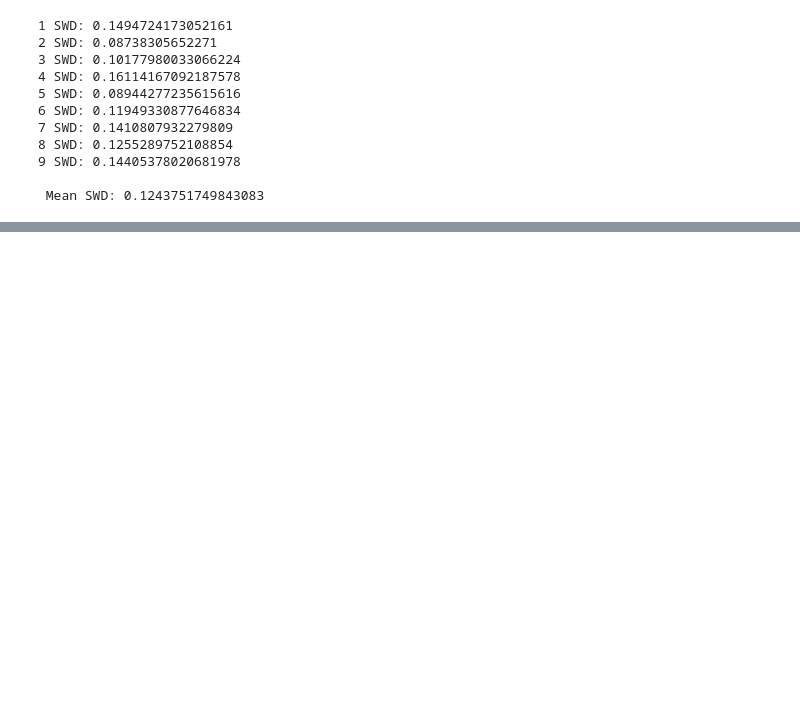
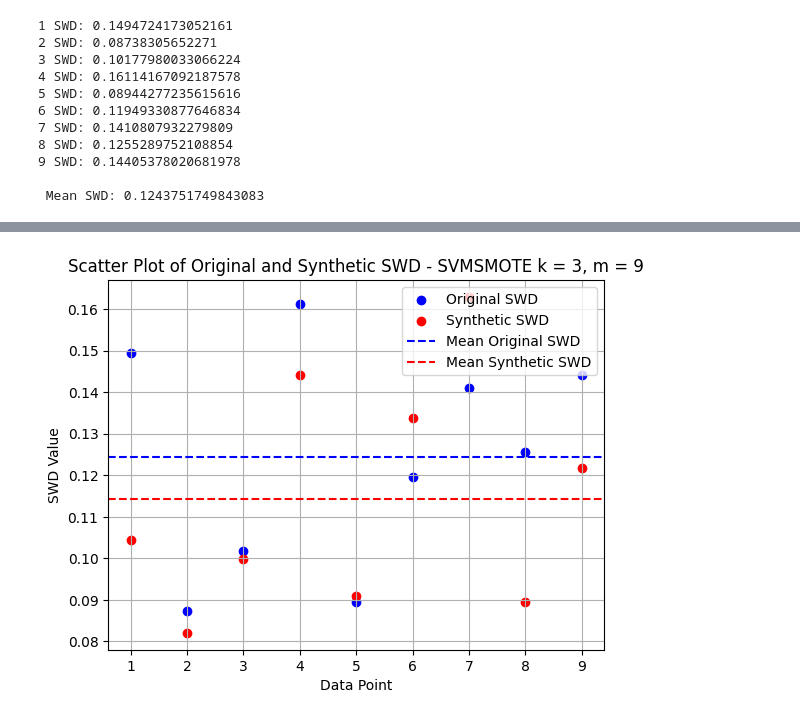
Before and after one commit to FrancoisLbrn/genhack3_crazy_farmers, a Jupyter notebook: ludo.ipynb, the cells around one changed output, grey strips where cells are left out. Saved outputs shown, nothing was run; the diff lists cells and outputs as text; code cells hidden in the pictures; blank space fills up the shorter version.

```diff
--- a/ludo.ipynb
+++ b/ludo.ipynb
@@ -540,0 +518,33 @@ plt.show()
+# %%
+import matplotlib.pyplot as plt
+
+# Original data
+original_SWD = [0.1494724173052161, 0.08738305652271, 0.10177980033066224,
+                0.16114167092187578, 0.08944277235615616, 0.11949330877646834,
+                0.1410807932279809, 0.1255289752108854, 0.14405378020681978]
+
+# Synthetic data
+synthetic_SWD = SWDs
+
+# Number of points
+num_points = len(original_SWD)
+
+# Scatter plot
+plt.scatter(range(1, num_points + 1), original_SWD, color='blue', label='Original SWD')
+plt.scatter(range(1, num_points + 1), synthetic_SWD, color='red', label='Synthetic SWD')
+
+# Plotting mean lines
+plt.axhline(y=sum(original_SWD)/num_points, color='blue', linestyle='--', label='Mean Original SWD')
+plt.axhline(y=sum(synthetic_SWD)/num_points, color='red', linestyle='--', label='Mean Synthetic SWD')
+
+# Adding labels and legend
+plt.xlabel('Data Point')
+plt.ylabel('SWD Value')
+plt.title('Scatter Plot of Original and Synthetic SWD - SVMSMOTE k = 3, m = 9')
+plt.legend()
+
+# Show plot
+plt.grid(True)
+plt.show()
+# %% [output]
+[figure, added]
```
Also changed, not shown: parts of 15 cells of this notebook.
